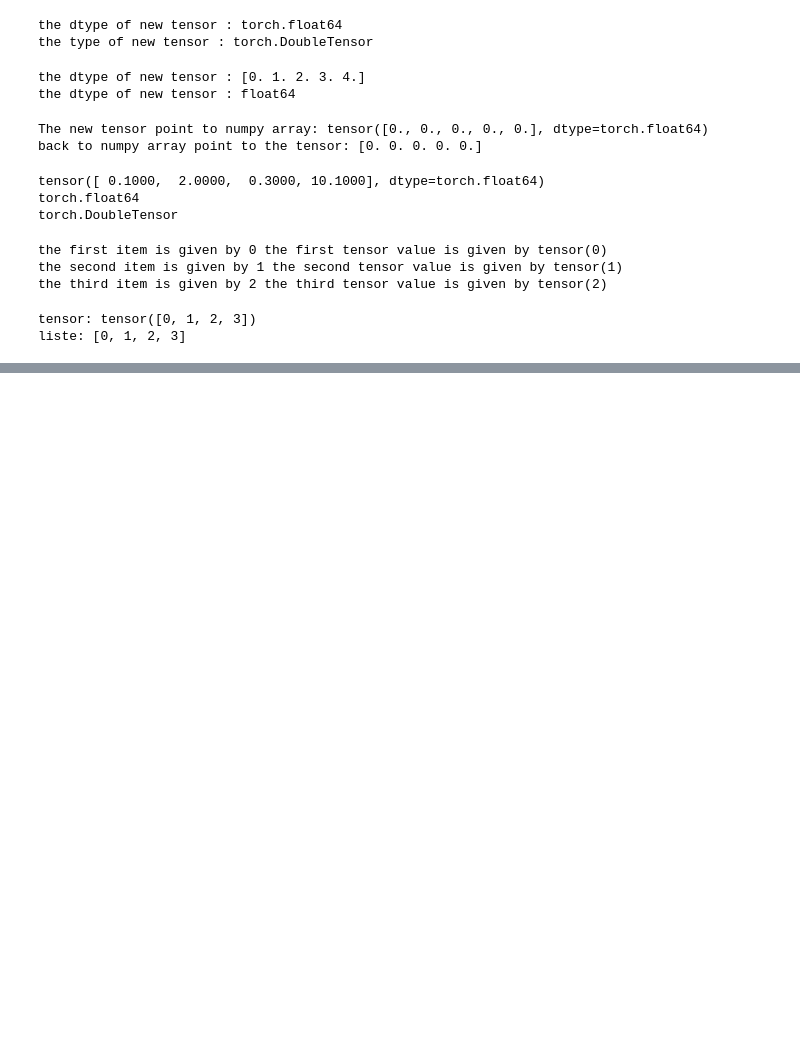
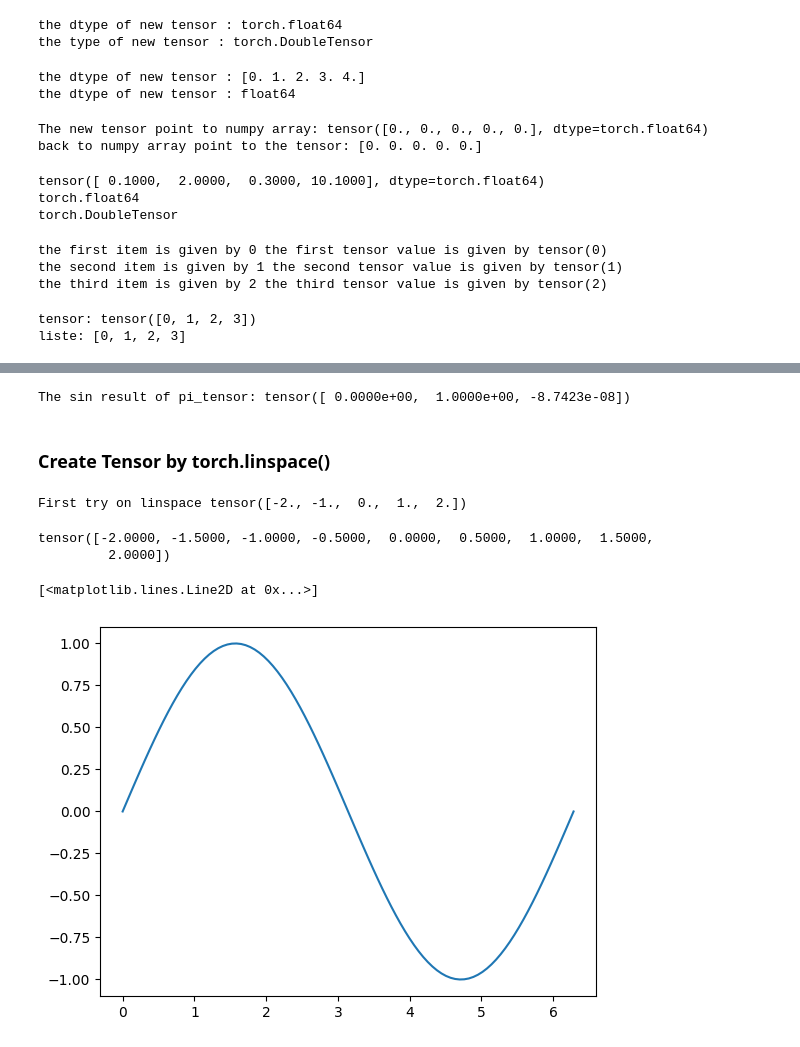
Before and after one commit to IlyassHaddouOuamer/Torch-Tensors-in-1D, a Jupyter notebook: model.ipynb, the cells around one changed output, grey strips where cells are left out. Cells and saved outputs as stored; diff of their text form; code cells hidden in the pictures; blank space fills up the shorter version.

```diff
--- a/model.ipynb
+++ b/model.ipynb
@@ -170,0 +262,32 @@ liste: [0, 1, 2, 3]
+# %%
+# Method for calculating the sin result of each element in the tensor
+pi_tensor = torch.tensor([0, np.pi/2, np.pi])
+sin = torch.sin(pi_tensor)
+print('The sin result of pi_tensor:', sin)
+# %% [output]
+The sin result of pi_tensor: tensor([ 0.0000e+00,  1.0000e+00, -8.7423e-08])
+# %% [markdown]
+### Create Tensor by torch.linspace()
+# %%
+# First try on using linspace to create tensor
+len_5_tensor = torch.linspace(-2, 2, steps=5)
+print('First try on linspace', len_5_tensor)
+# %% [output]
+First try on linspace tensor([-2., -1.,  0.,  1.,  2.])
+# %%
+# Assign steps with 9
+len_9_tensor = torch.linspace(-2, 2, steps=9)
+print(len_9_tensor)
+# %% [output]
+tensor([-2.0000, -1.5000, -1.0000, -0.5000,  0.0000,  0.5000,  1.0000,  1.5000,
+         2.0000])
+# %%
+# Construct the tensor within 0 to 360 degree
+pi_tensor = torch.linspace(0, 2*np.pi, 100)
+sin_result = torch.sin(pi_tensor)
+# %%
+# Plot the result
+plt.plot(pi_tensor.numpy(),sin_result.numpy())
+# %% [output]
+[<matplotlib.lines.Line2D at 0x...>]
+[figure, added]
```
Also changed, not shown: parts of 24 cells of this notebook.
